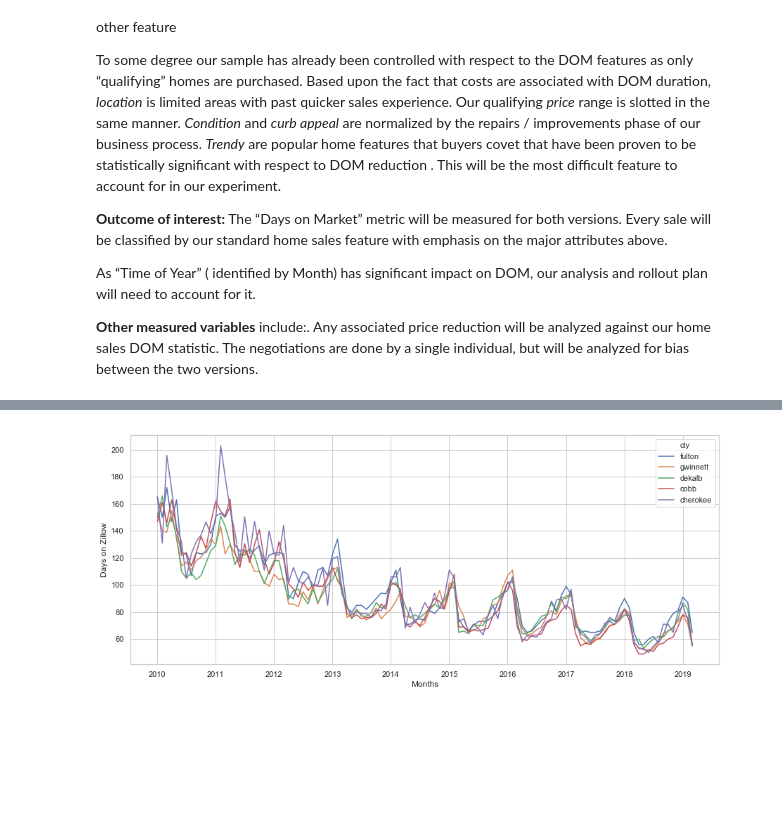
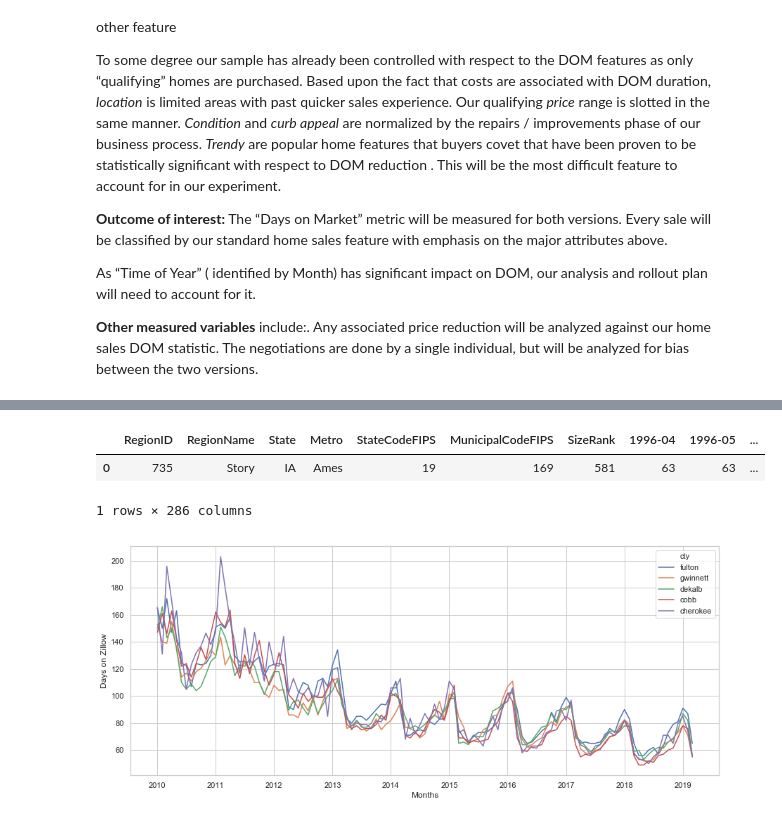
Before and after one commit to cmkeith9749/Projects, a Jupyter notebook: Unit01/Capstone/Capstone/UnitOneCapstone.ipynb, the cells around one changed output, grey strips where cells are left out. Drawn from its saved outputs; the diff is of its cells as text; code cells hidden in the pictures; blank space fills up the shorter version.

```diff
--- a/Unit01/Capstone/Capstone/UnitOneCapstone.ipynb
+++ b/Unit01/Capstone/Capstone/UnitOneCapstone.ipynb
@@ -42,0 +45,6 @@ from scipy import stats
+# %%
+
+file = 'story_sfr.txt'
+df = pd.read_csv(file).T
+# %%
+df.columns = ['price']
@@ -43,3 +114,9 @@ from scipy import stats
+# %%
+df.head()
+# %% [output]
+|  | RegionID | RegionName | State | Metro | StateCodeFIPS | MunicipalCodeFIPS | SizeRank | 1996-04 | 1996-05 | ... |
+| 0 | 735 | Story | IA | Ames | 19 | 169 | 581 | 63 | 63 | ... |
+1 rows × 286 columns
 # %%
 # data from zillow
 doz = {'file':'DaysOnZillow.txt',    'shape':(1012, 116),  'name':'Days on Zillow'}
```
Also changed, not shown: parts of 5 cells of this notebook, 11 other files.
